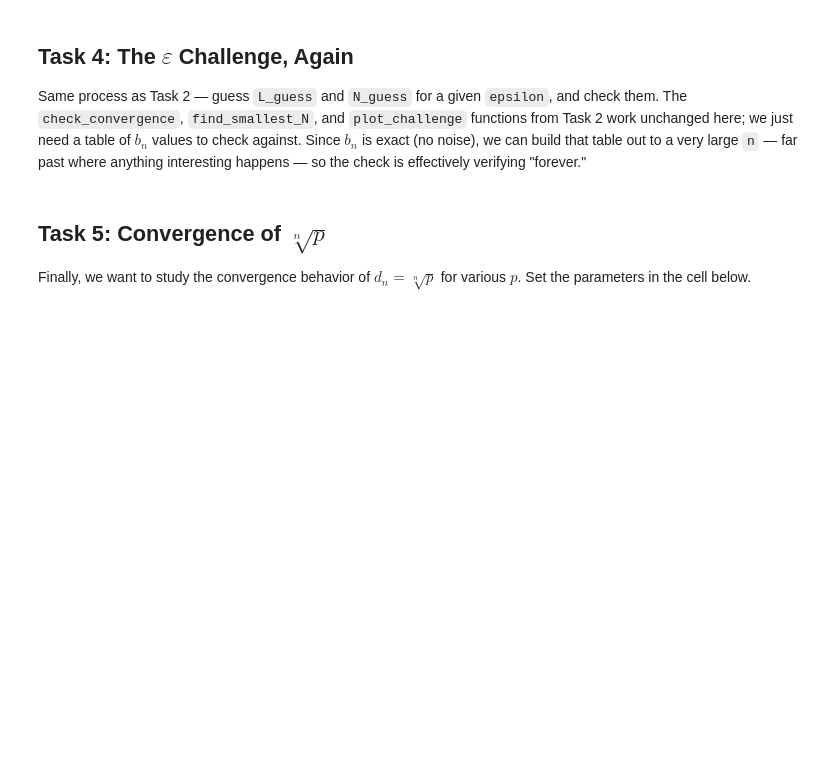
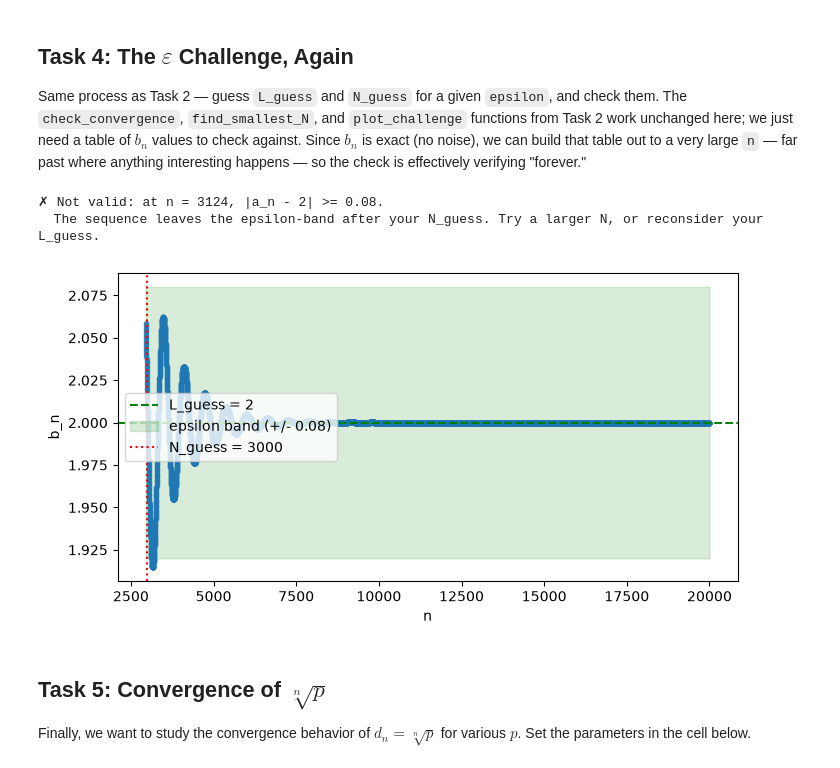
Before and after one commit to 28left/calculus_notes, a Jupyter notebook: notebooks/Week03_convergence.ipynb, the cells around one changed output. Saved outputs shown, nothing was run; the diff lists cells and outputs as text; code cells hidden in the pictures; blank space fills up the shorter version.

```diff
--- a/notebooks/Week03_convergence.ipynb
+++ b/notebooks/Week03_convergence.ipynb
@@ -281,15 +319,19 @@ interesting happens — so the check is effectively verifying "forever."
 # %%
 n_check = np.arange(0, 20000)      # generous horizon -- well past where b_n settles
 osc_df = pd.DataFrame({'n': n_check, 'b_n': b(n_check)})
 
 # --- Your answer ---
 EPSILON2 = 0.08          # <- instructor-assigned challenge value
 
-L_guess2 = None          # TODO: your guessed limit
-N_guess2 = None          # TODO: your guessed N
+L_guess2 = 2          # TODO: your guessed limit
+N_guess2 = 3000          # TODO: your guessed N
 
 check_convergence(osc_df, L_guess2, N_guess2, EPSILON2, value_col='b_n')
 plot_challenge(osc_df, L_guess2, N_guess2, EPSILON2, value_col='b_n')
+# %% [output]
+✗ Not valid: at n = 3124, |a_n - 2| >= 0.08.
+  The sequence leaves the epsilon-band after your N_guess. Try a larger N, or reconsider your L_guess.
+[figure, added]
 # %% [markdown]
 ## Task 5: Convergence of $\sqrt[n]{p}$
 
```
Also changed, not shown: parts of 7 cells of this notebook, 2 other files.
